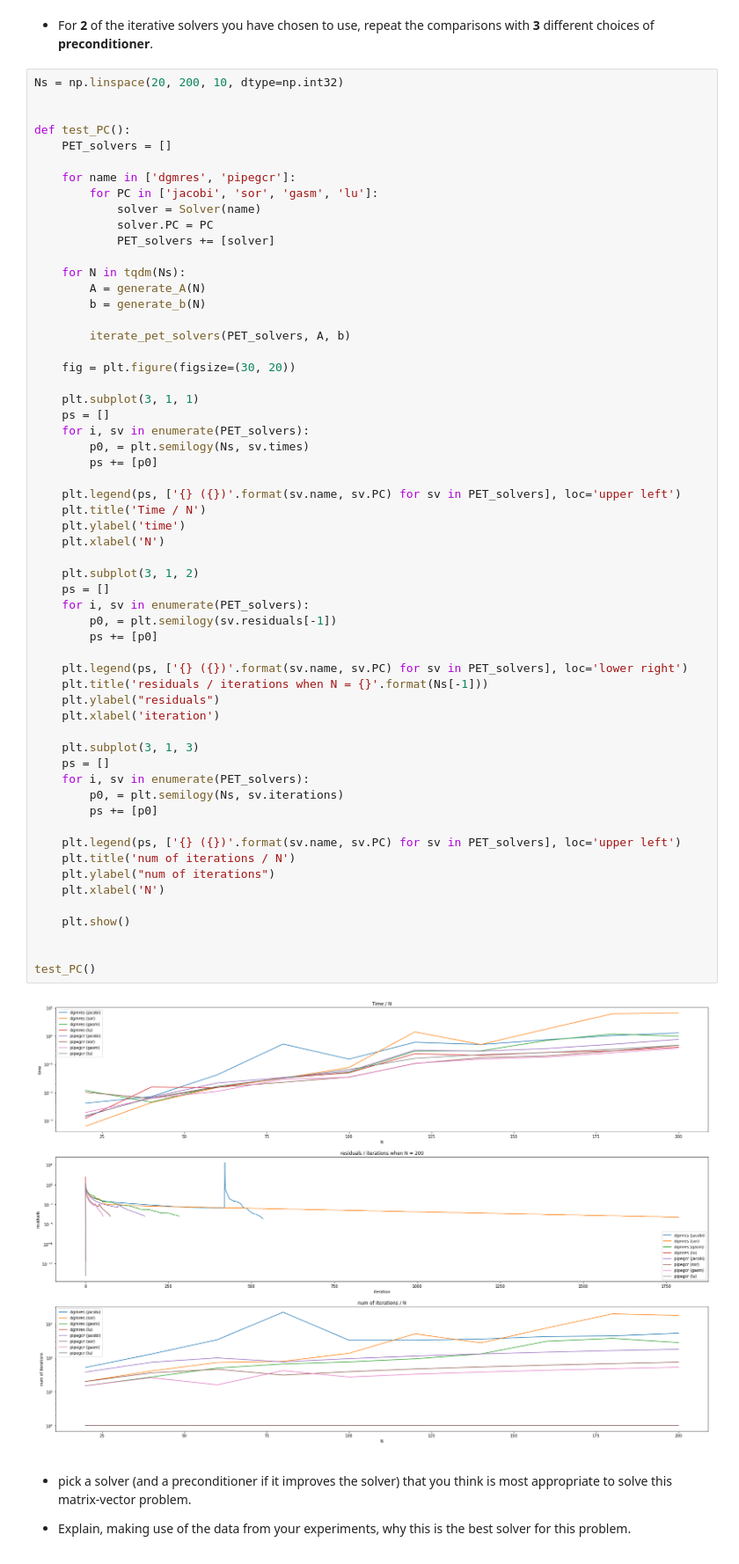
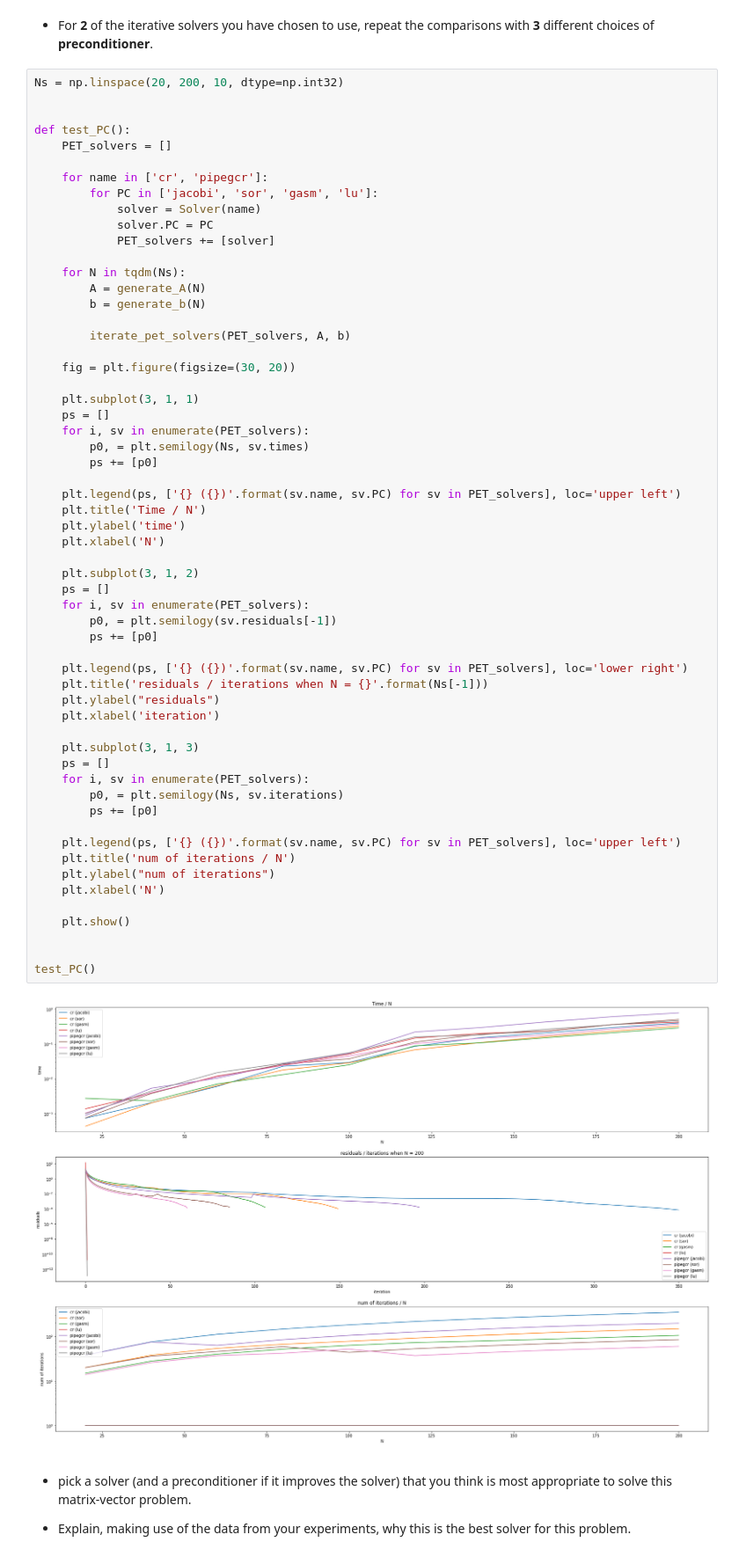
Before and after one commit to YRYoung/HPC, a Jupyter notebook: Assigenment/Assignment_4.ipynb, the cells around one changed output. Shown at 88% size. Cells and saved outputs as stored; diff of their text form.

```diff
--- a/Assigenment/Assignment_4.ipynb
+++ b/Assigenment/Assignment_4.ipynb
@@ -326,7 +308,7 @@ Ns = np.linspace(20, 200, 10, dtype=np.int32)
 def test_PC():
     PET_solvers = []
 
-    for name in ['dgmres', 'pipegcr']:
+    for name in ['cr', 'pipegcr']:
         for PC in ['jacobi', 'sor', 'gasm', 'lu']:
             solver = Solver(name)
             solver.PC = PC
@@ -351,34 +333,34 @@ def test_PC():
     plt.ylabel('time')
     plt.xlabel('N')
 
     plt.subplot(3, 1, 2)
     ps = []
     for i, sv in enumerate(PET_solvers):
         p0, = plt.semilogy(sv.residuals[-1])
         ps += [p0]
 
     plt.legend(ps, ['{} ({})'.format(sv.name, sv.PC) for sv in PET_solvers], loc='lower right')
     plt.title('residuals / iterations when N = {}'.format(Ns[-1]))
     plt.ylabel("residuals")
     plt.xlabel('iteration')
 
     plt.subplot(3, 1, 3)
     ps = []
     for i, sv in enumerate(PET_solvers):
         p0, = plt.semilogy(Ns, sv.iterations)
         ps += [p0]
 
     plt.legend(ps, ['{} ({})'.format(sv.name, sv.PC) for sv in PET_solvers], loc='upper left')
     plt.title('num of iterations / N')
     plt.ylabel("num of iterations")
     plt.xlabel('N')
 
     plt.show()
 
 
 test_PC()
 # %% [output]
-[figure, old version]
+[figure, new version]
 # %% [markdown]
 * pick a solver (and a preconditioner if it improves the solver) that you think is most appropriate to solve this matrix-vector problem.
 
```
Also changed, not shown: parts of 10 cells of this notebook.
